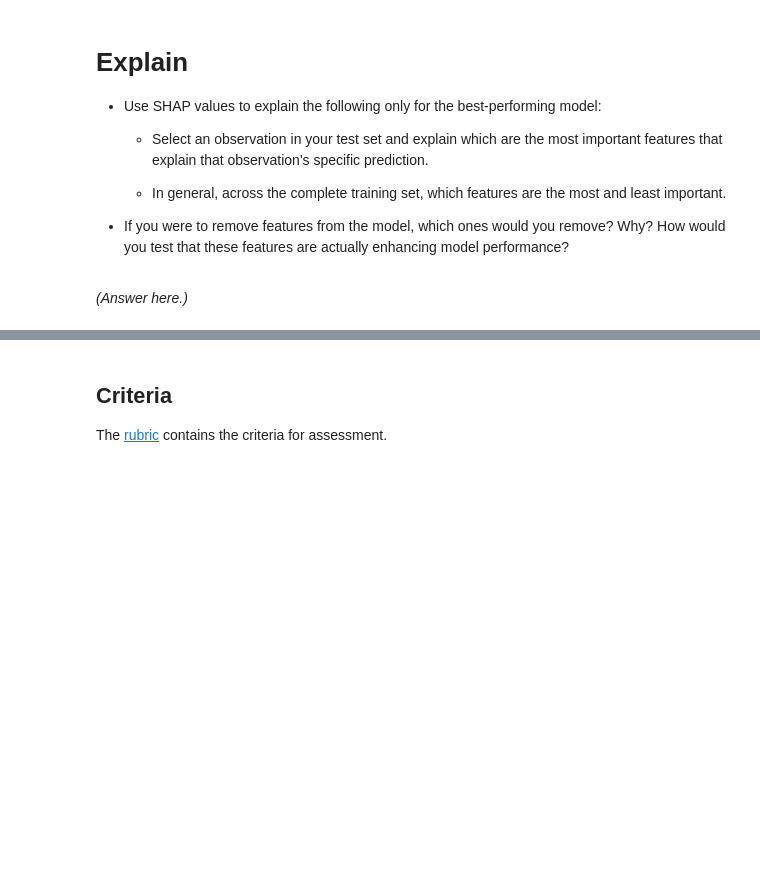
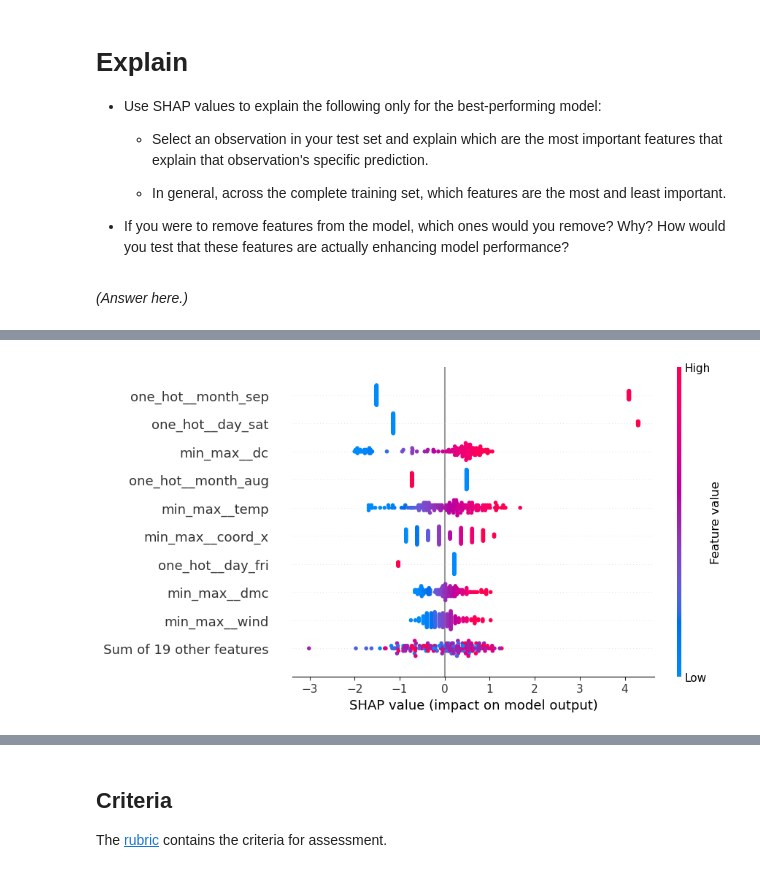
Before and after one commit to KathrynVozoris/production, a Jupyter notebook: 02_activities/assignments/assignment_3.ipynb, the cells around one changed output, grey strips where cells are left out. Saved outputs shown, nothing was run; the diff lists cells and outputs as text; code cells hidden in the pictures; blank space fills up the shorter version.

```diff
--- a/02_activities/assignments/assignment_3.ipynb
+++ b/02_activities/assignments/assignment_3.ipynb
@@ -482,0 +494,4 @@ with open(file_path, 'wb') as file:
+# %%
+shap.plots.beeswarm(shap_values)
+# %% [output]
+[figure, added]
```
Also changed, not shown: parts of 24 cells of this notebook.
